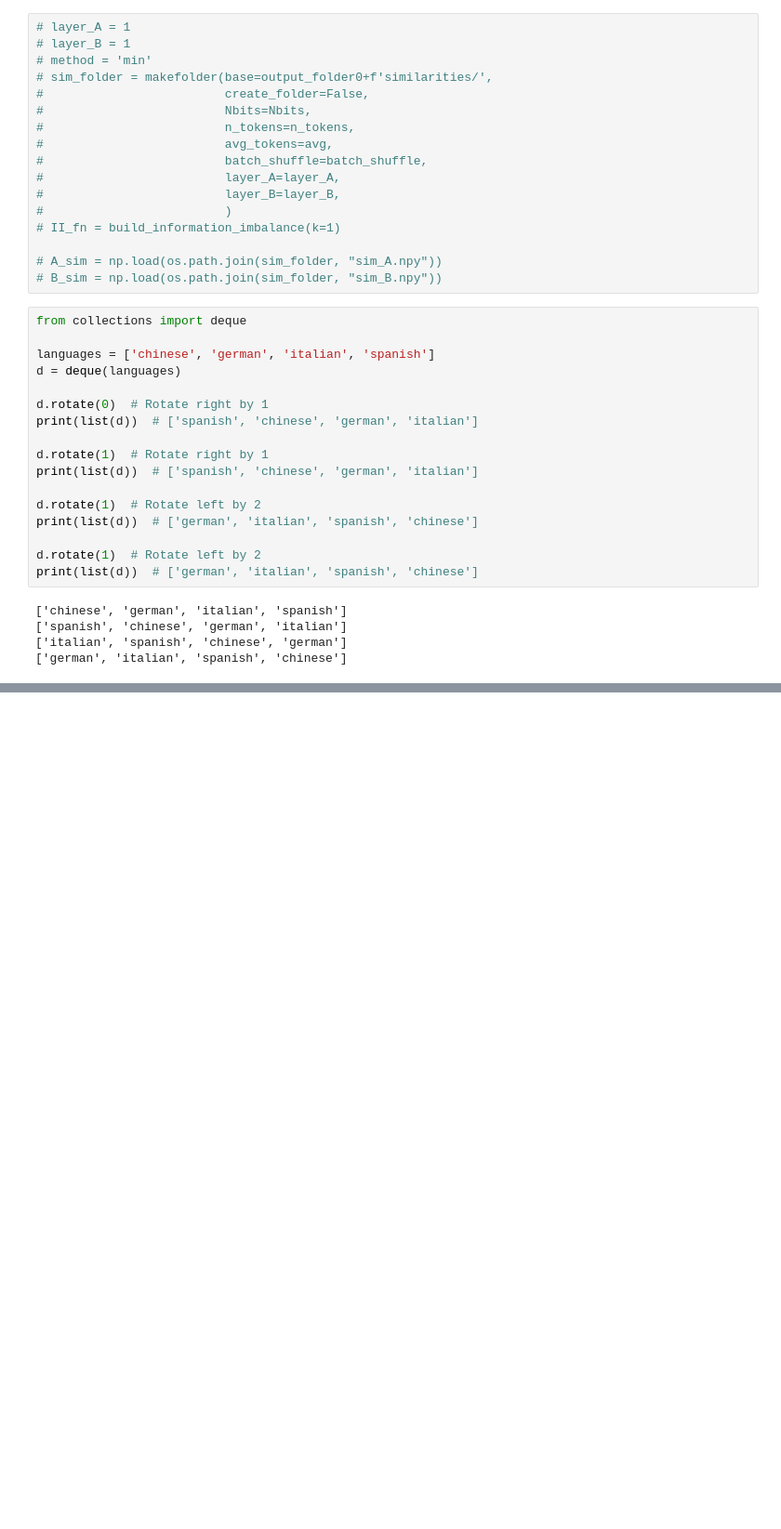
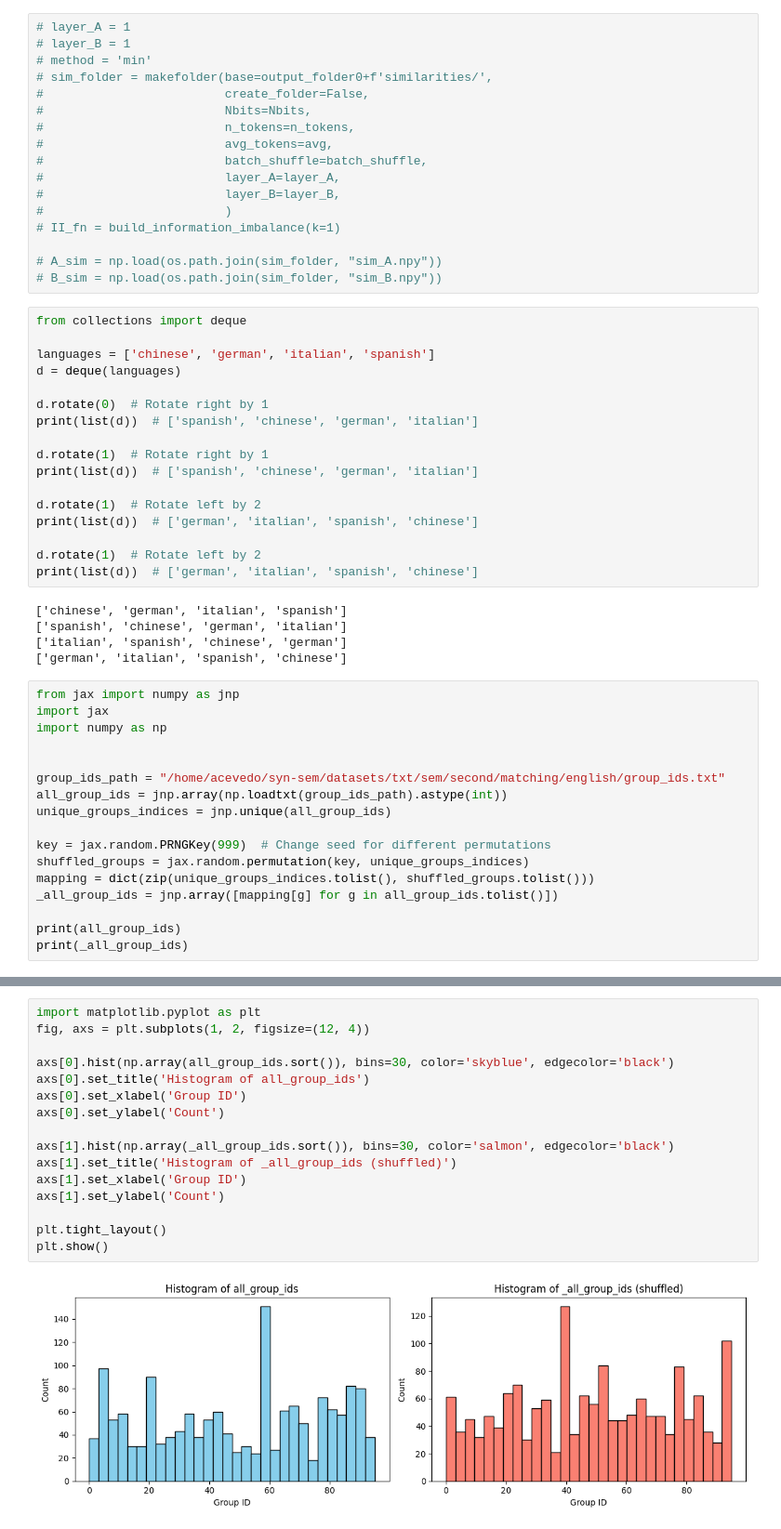
Before and after one commit to acevedo-s/syn-sem, a Jupyter notebook: II.ipynb, the cells around one changed output, grey strips where cells are left out. Shown at 93% size. Saved outputs shown, nothing was run; the diff lists cells and outputs as text; blank space fills up the shorter version.

```diff
--- a/II.ipynb
+++ b/II.ipynb
@@ -184,3 +184,20 @@ print(list(d))  # ['german', 'italian', 'spanish', 'chinese']
 ['spanish', 'chinese', 'german', 'italian']
 ['italian', 'spanish', 'chinese', 'german']
 ['german', 'italian', 'spanish', 'chinese']
+# %%
+from jax import numpy as jnp
+import jax
+import numpy as np
+
+
+group_ids_path = "/home/acevedo/syn-sem/datasets/txt/sem/second/matching/english/group_ids.txt"
+all_group_ids = jnp.array(np.loadtxt(group_ids_path).astype(int))
+unique_groups_indices = jnp.unique(all_group_ids)
+
+key = jax.random.PRNGKey(999)  # Change seed for different permutations
+shuffled_groups = jax.random.permutation(key, unique_groups_indices)
+mapping = dict(zip(unique_groups_indices.tolist(), shuffled_groups.tolist()))
+_all_group_ids = jnp.array([mapping[g] for g in all_group_ids.tolist()])
+
+print(all_group_ids)
+print(_all_group_ids)
@@ -186,0 +240,18 @@ print(list(d))  # ['german', 'italian', 'spanish', 'chinese']
+# %%
+import matplotlib.pyplot as plt
+fig, axs = plt.subplots(1, 2, figsize=(12, 4))
+
+axs[0].hist(np.array(all_group_ids.sort()), bins=30, color='skyblue', edgecolor='black')
+axs[0].set_title('Histogram of all_group_ids')
+axs[0].set_xlabel('Group ID')
+axs[0].set_ylabel('Count')
+
+axs[1].hist(np.array(_all_group_ids.sort()), bins=30, color='salmon', edgecolor='black')
+axs[1].set_title('Histogram of _all_group_ids (shuffled)')
+axs[1].set_xlabel('Group ID')
+axs[1].set_ylabel('Count')
+
+plt.tight_layout()
+plt.show()
+# %% [output]
+[figure, added]
```
Also changed, not shown: parts of 7 cells of this notebook, 19 other files.
